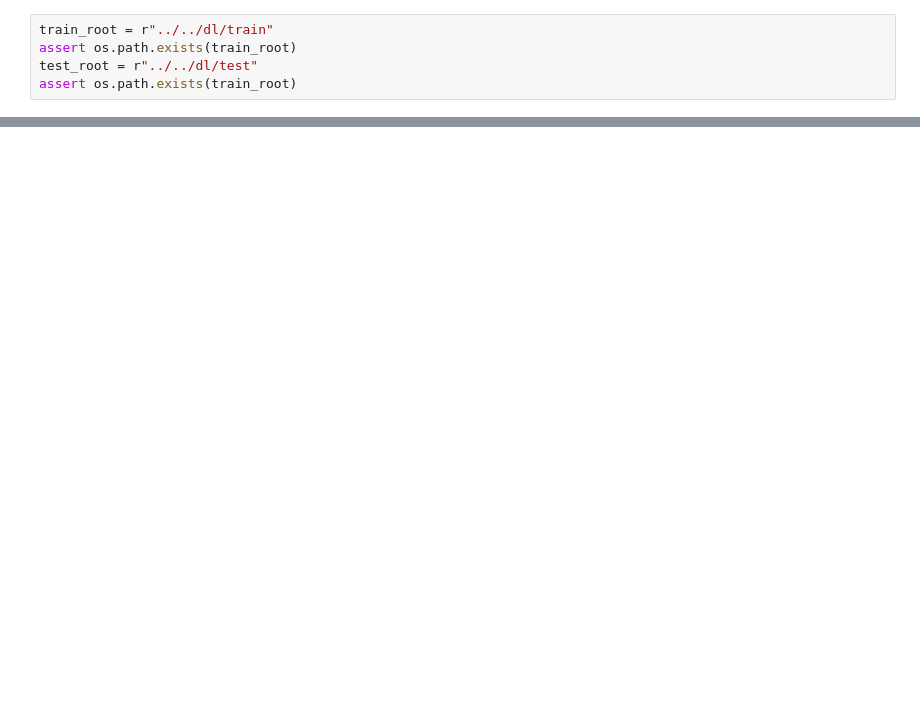
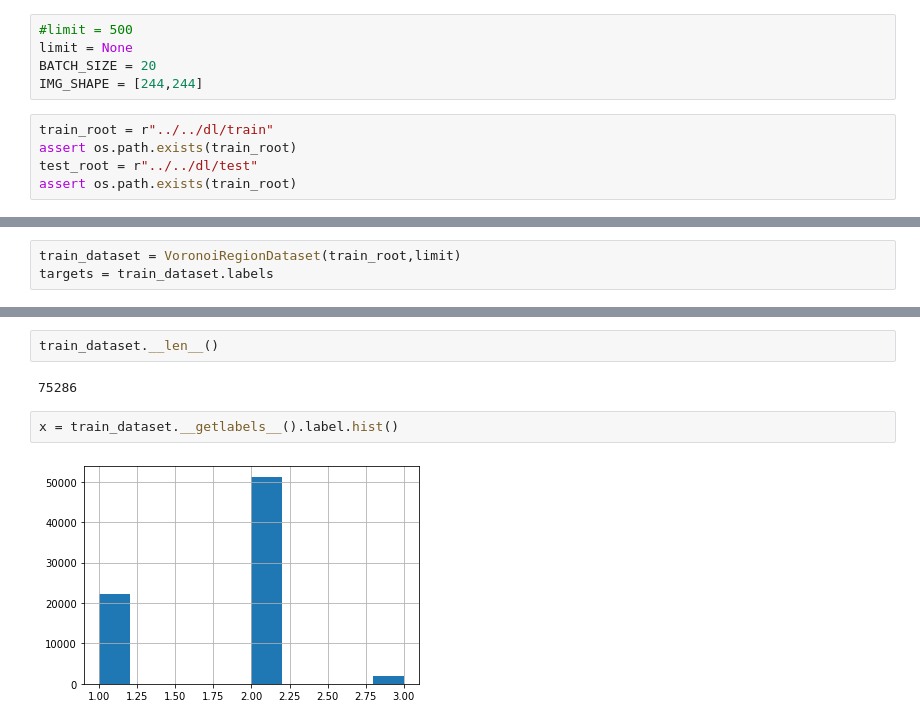
Before and after one commit to BlonskiP/local-features-segmentation, a Jupyter notebook: notebooks/model/DL-model.ipynb, the cells around one changed output, grey strips where cells are left out. Saved outputs shown, nothing was run; the diff lists cells and outputs as text; blank space fills up the shorter version.

```diff
--- a/notebooks/model/DL-model.ipynb
+++ b/notebooks/model/DL-model.ipynb
@@ -21,3 +30,8 @@ BATCH_SIZE = 32
+# %%
+#limit = 500
+limit = None
+BATCH_SIZE = 20
+IMG_SHAPE = [244,244]
 # %%
 train_root = r"../../dl/train"
 assert os.path.exists(train_root)
@@ -30,0 +40,3 @@ train_dataloader = DataLoader(dataset=train_dataset,batch_size=BATCH_SIZE, shuff
+# %%
+train_dataset = VoronoiRegionDataset(train_root,limit)
+targets = train_dataset.labels
@@ -30,0 +59,8 @@ train_dataloader = DataLoader(dataset=train_dataset,batch_size=BATCH_SIZE, shuff
+# %%
+train_dataset.__len__()
+# %% [output]
+75286
+# %%
+x = train_dataset.__getlabels__().label.hist()
+# %% [output]
+[figure, added]
```
Also changed, not shown: parts of 22 cells of this notebook, 12 other files.
